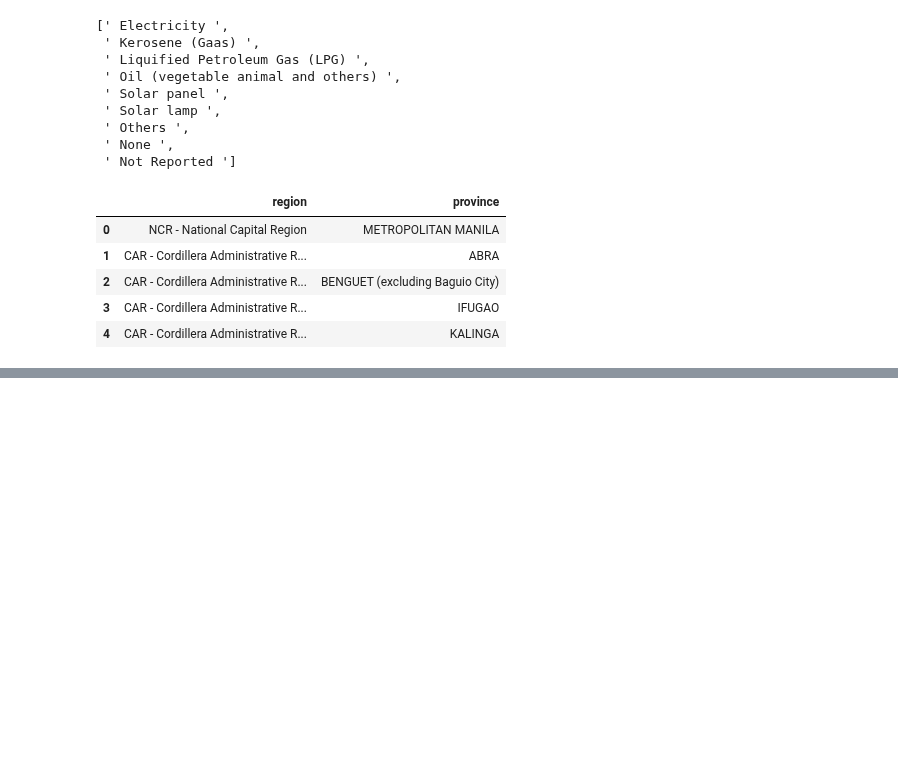
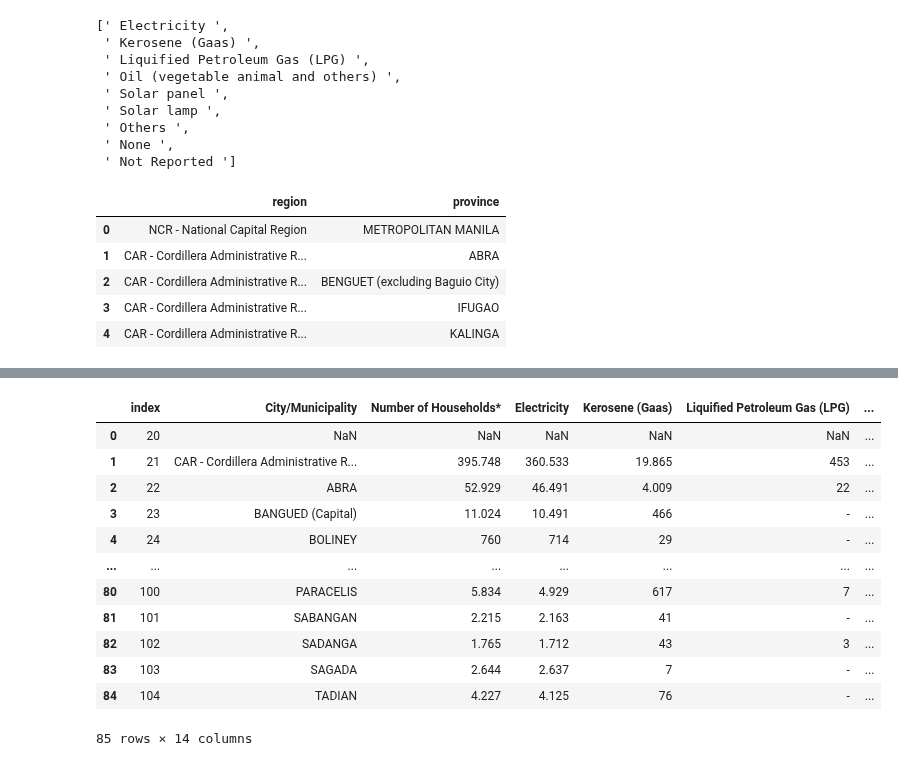
Before and after one commit to OmdenaAI/philippines-chapter-urban-vunerability, a Jupyter notebook: src/tasks/task-1-data-collection/10-housing-census-house-lighting-cleaning.ipynb, the cells around one changed output, grey strips where cells are left out. Saved outputs shown, nothing was run; the diff lists cells and outputs as text; code cells hidden in the pictures; blank space fills up the shorter version.

Commit message:
house lighting

```diff
--- a/src/tasks/task-1-data-collection/10-housing-census-house-lighting-cleaning.ipynb
+++ b/src/tasks/task-1-data-collection/10-housing-census-house-lighting-cleaning.ipynb
@@ -160,7 +152,5 @@ rp_df.head()
 | 2 | CAR - Cordillera Administrative R... | BENGUET (excluding Baguio City) |
 | 3 | CAR - Cordillera Administrative R... | IFUGAO |
 | 4 | CAR - Cordillera Administrative R... | KALINGA |
-# %%
-rp_df["province"] = rp_df["province"].apply(strip_names)
 # %%
 all_vals = []
@@ -234,0 +214,3 @@ df.head()
+# %%
+provinces = list(rp_df["province"].loc[rp_df["region"]=="CAR - Cordillera Administrative Region"].unique())
+provinces
@@ -234,0 +243,18 @@ df.head()
+# %%
+df_["province_no"] = df_[first_col].isin(provinces).cumsum()
+# %%
+df_
+# %% [output]
+|  | index | City/Municipality | Number of Households* | Electricity | Kerosene (Gaas) | Liquified Petroleum Gas (LPG) | ... |
+| 0 | 20 | NaN | NaN | NaN | NaN | NaN | ... |
+| 1 | 21 | CAR - Cordillera Administrative R... | 395.748 | 360.533 | 19.865 | 453 | ... |
+| 2 | 22 | ABRA | 52.929 | 46.491 | 4.009 | 22 | ... |
+| 3 | 23 | BANGUED (Capital) | 11.024 | 10.491 | 466 | - | ... |
+| 4 | 24 | BOLINEY | 760 | 714 | 29 | - | ... |
+| ... | ... | ... | ... | ... | ... | ... | ... |
+| 80 | 100 | PARACELIS | 5.834 | 4.929 | 617 | 7 | ... |
+| 81 | 101 | SABANGAN | 2.215 | 2.163 | 41 | - | ... |
+| 82 | 102 | SADANGA | 1.765 | 1.712 | 43 | 3 | ... |
+| 83 | 103 | SAGADA | 2.644 | 2.637 | 7 | - | ... |
+| 84 | 104 | TADIAN | 4.227 | 4.125 | 76 | - | ... |
+85 rows × 14 columns
```
Also changed, not shown: parts of 17 cells of this notebook.
